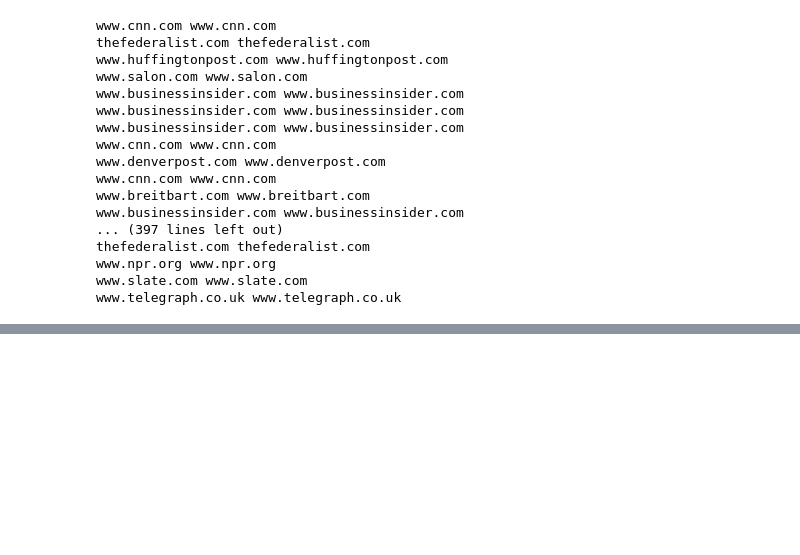
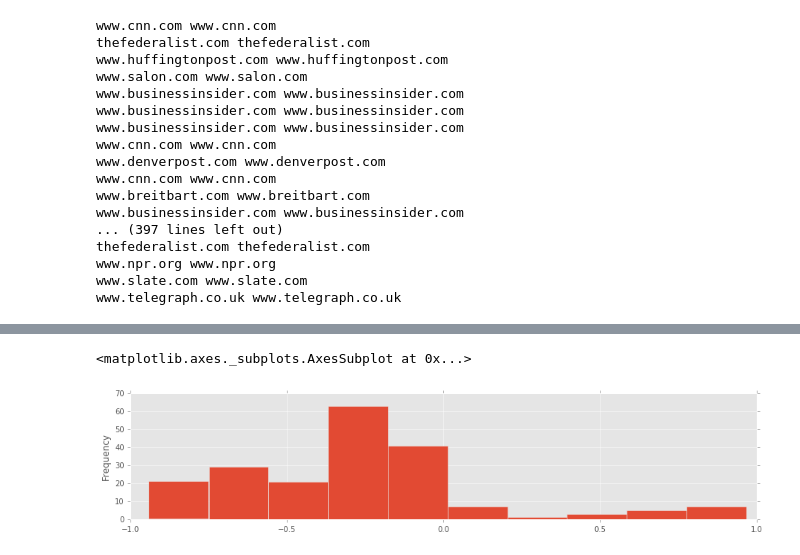
Before and after one commit to comp-journalism/Baseline_Problem_for_Algorithm_Audits, a Jupyter notebook: BASELINE/Google_Images_Baseline.ipynb, the cells around one changed output, grey strips where cells are left out. Cells and saved outputs as stored; diff of their text form; code cells hidden in the pictures; blank space fills up the shorter version.

```diff
--- a/BASELINE/Google_Images_Baseline.ipynb
+++ b/BASELINE/Google_Images_Baseline.ipynb
@@ -326,0 +296,5 @@ www.telegraph.co.uk www.telegraph.co.uk
+# %%
+DT.facebookbias_rating[DT.facebookbias_rating < 3].plot.hist()
+# %% [output]
+<matplotlib.axes._subplots.AxesSubplot at 0x...>
+[figure, added]
```
Also changed, not shown: parts of 47 cells of this notebook, 20 other files.
